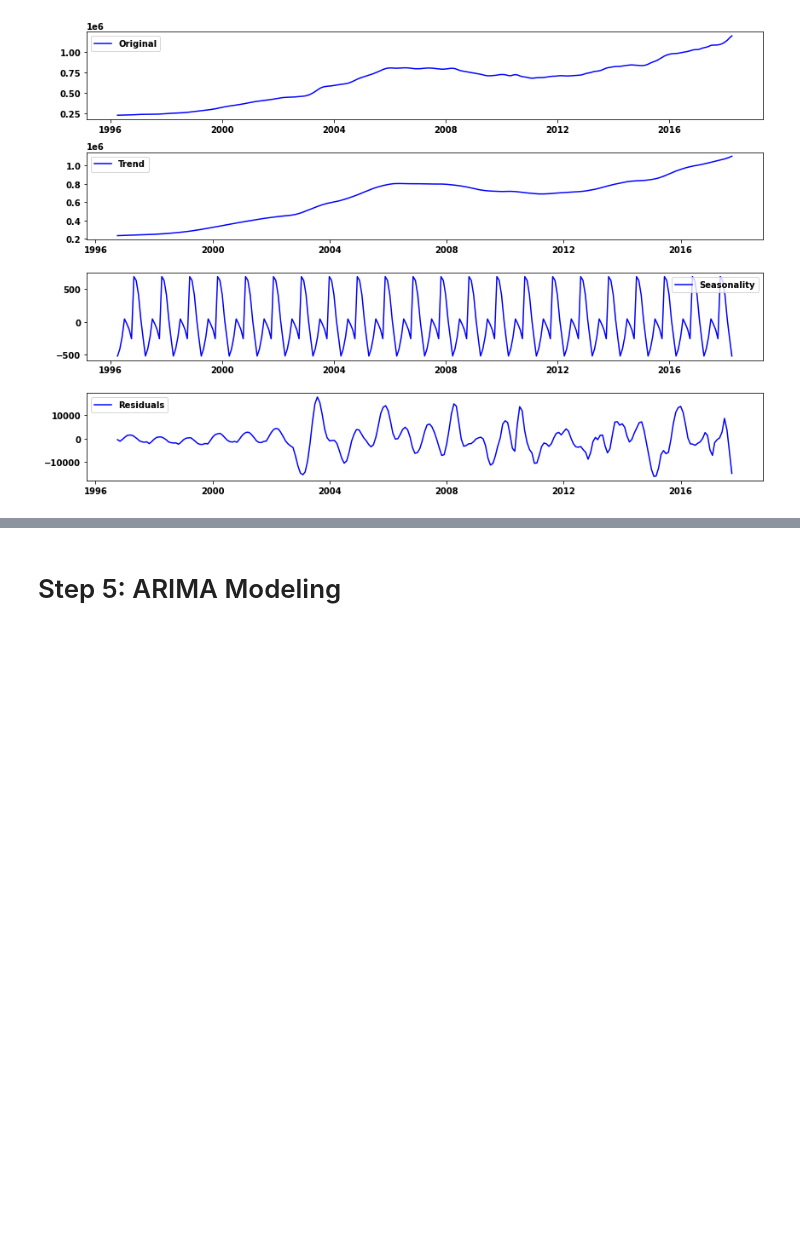
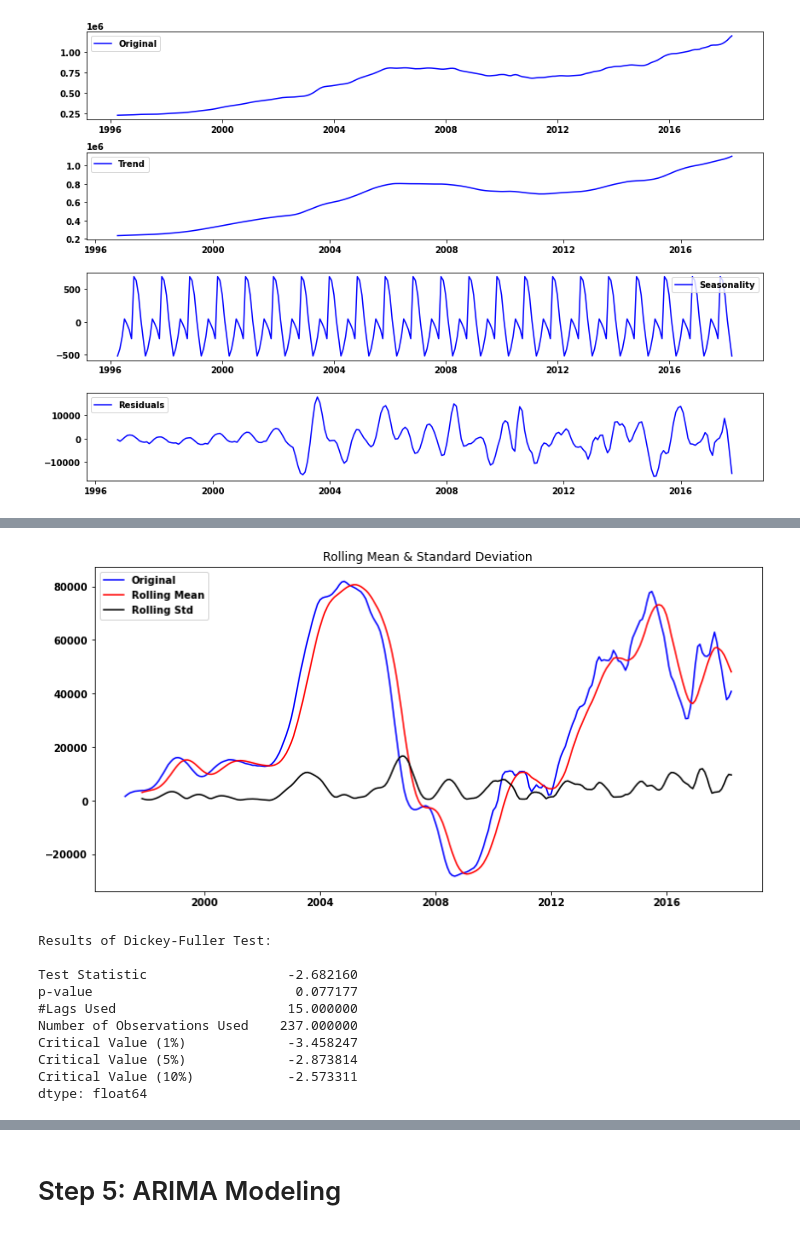
Before and after one commit to yehcolum/ZillowTimeSeries, a Jupyter notebook: time-series/Zillow Data Time Series Analysis.ipynb, the cells around one changed output, grey strips where cells are left out. Drawn from its saved outputs; the diff is of its cells as text; code cells hidden in the pictures; blank space fills up the shorter version.

```diff
--- a/time-series/Zillow Data Time Series Analysis.ipynb
+++ b/time-series/Zillow Data Time Series Analysis.ipynb
@@ -443,0 +462,14 @@ plt.tight_layout()
+# %%
+stationarity_check(r1_diff)
+# %% [output]
+[figure, added]
+Results of Dickey-Fuller Test:
+
+Test Statistic                  -2.682160
+p-value                          0.077177
+#Lags Used                      15.000000
+Number of Observations Used    237.000000
+Critical Value (1%)             -3.458247
+Critical Value (5%)             -2.873814
+Critical Value (10%)            -2.573311
+dtype: float64
```
Also changed, not shown: parts of 25 cells of this notebook.
